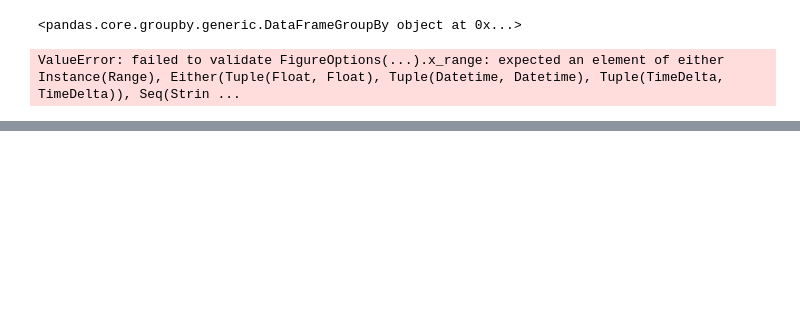
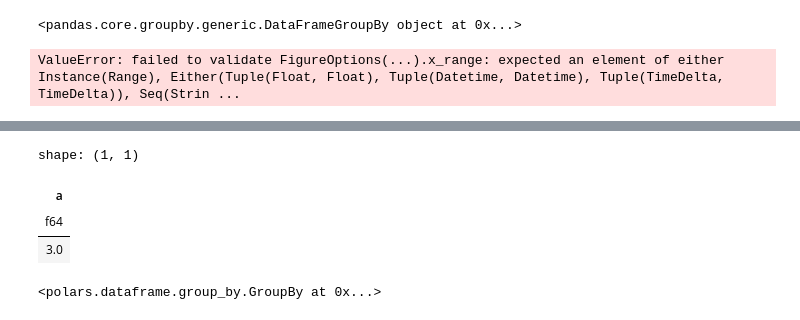
Before and after one commit to EduardoLZevallos/CFA_Franc_Analysis, a Jupyter notebook: scrap.ipynb, the cells around one changed output, grey strips where cells are left out. Saved outputs shown, nothing was run; the diff lists cells and outputs as text; code cells hidden in the pictures; blank space fills up the shorter version.

Commit message:
removed pandas using polars, some refactoring

```diff
--- a/scrap.ipynb
+++ b/scrap.ipynb
@@ -578,0 +652,8 @@ ValueError: failed to validate FigureOptions(...).x_range: expected an element o
+# %%
+df = pl.DataFrame({"a": [1, 8, 3, math.nan], "b": [4, 5, 2, math.nan], "c": ["foo", "bar", "foo", 'd']})
+df.select(pl.col("a").drop_nans().median())
+# %% [output]
+shape: (1, 1)
+| a |
+| f64 |
+| 3.0 |
@@ -578,0 +662,4 @@ ValueError: failed to validate FigureOptions(...).x_range: expected an element o
+# %%
+noncfa_median
+# %% [output]
+<polars.dataframe.group_by.GroupBy at 0x...>
```
Also changed, not shown: parts of 24 cells of this notebook, 1 other file.
